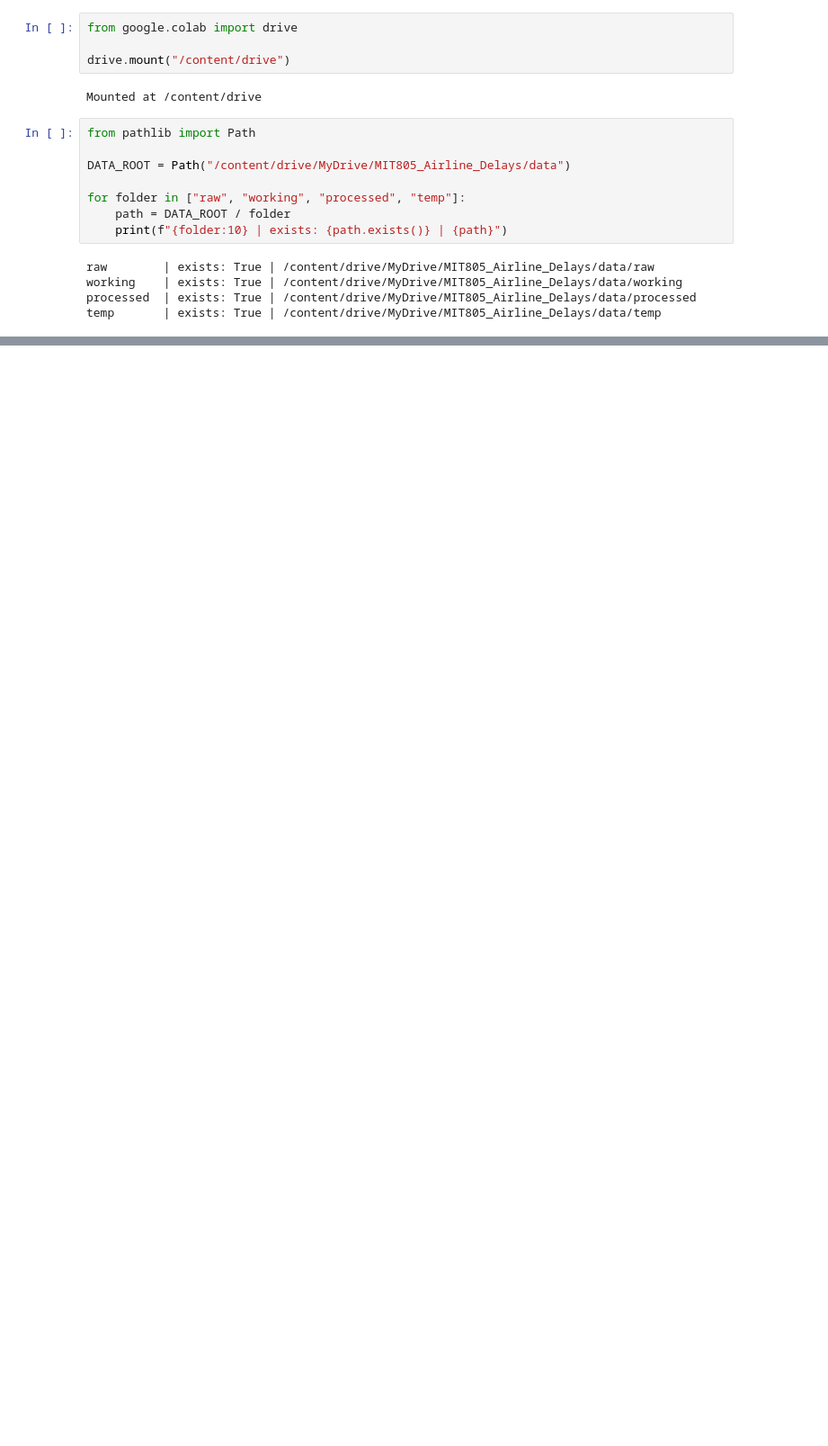
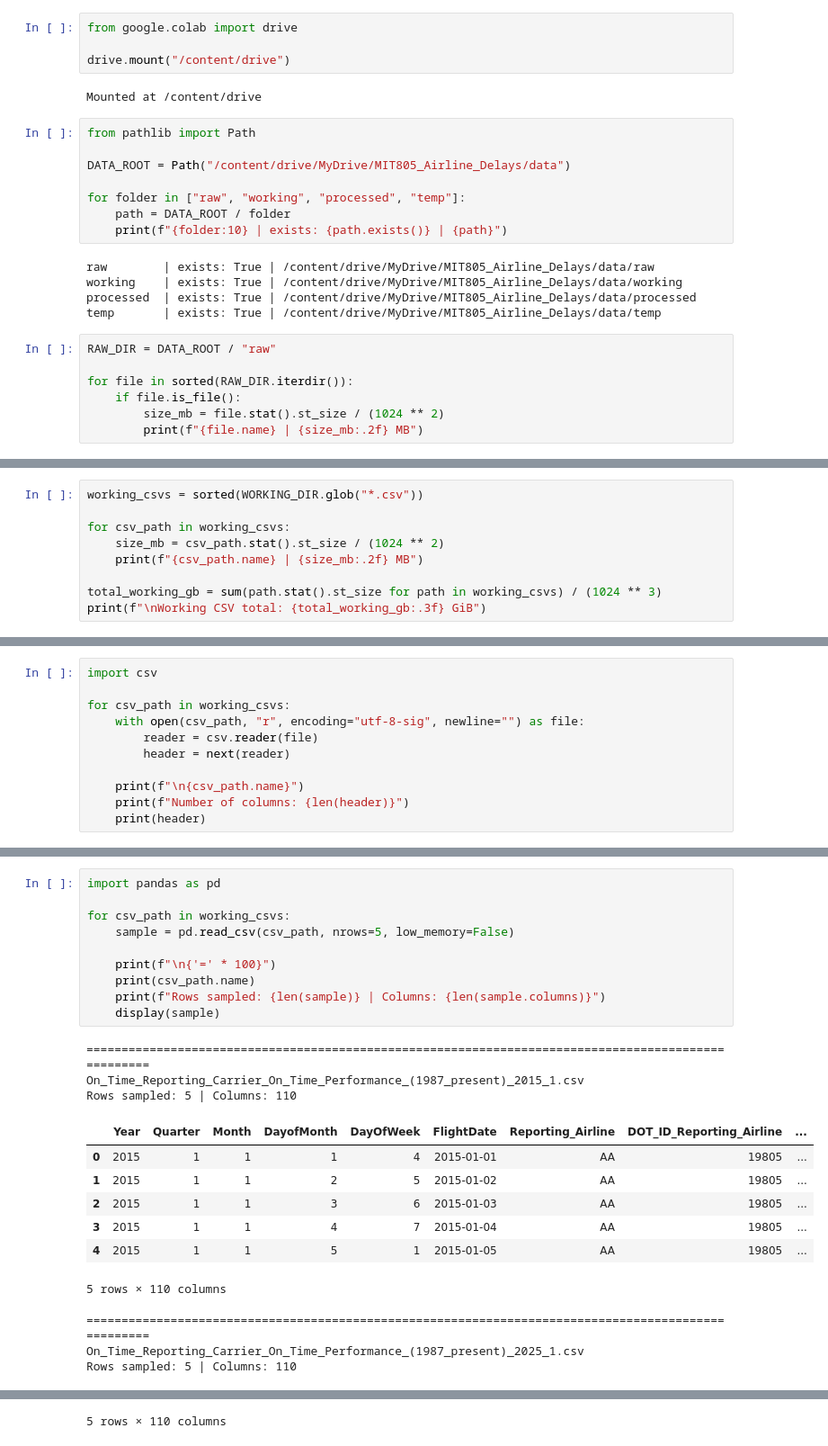
Before and after one commit to Pumlisa97/mit805-airline-delays-pyspark, a Jupyter notebook: notebooks/01_data_acquisition_and_profile.ipynb, the cells around one changed output, grey strips where cells are left out. Shown at 90% size. Cells and saved outputs as stored; diff of their text form; blank space fills up the shorter version.

```diff
--- a/notebooks/01_data_acquisition_and_profile.ipynb
+++ b/notebooks/01_data_acquisition_and_profile.ipynb
@@ -19,3 +19,10 @@ raw        | exists: True | /content/drive/MyDrive/MIT805_Airline_Delays/data/ra
 working    | exists: True | /content/drive/MyDrive/MIT805_Airline_Delays/data/working
 processed  | exists: True | /content/drive/MyDrive/MIT805_Airline_Delays/data/processed
 temp       | exists: True | /content/drive/MyDrive/MIT805_Airline_Delays/data/temp
+# %%
+RAW_DIR = DATA_ROOT / "raw"
+
+for file in sorted(RAW_DIR.iterdir()):
+    if file.is_file():
+        size_mb = file.stat().st_size / (1024 ** 2)
+        print(f"{file.name} | {size_mb:.2f} MB")
@@ -21,0 +79,9 @@ temp       | exists: True | /content/drive/MyDrive/MIT805_Airline_Delays/data/te
+# %%
+working_csvs = sorted(WORKING_DIR.glob("*.csv"))
+
+for csv_path in working_csvs:
+    size_mb = csv_path.stat().st_size / (1024 ** 2)
+    print(f"{csv_path.name} | {size_mb:.2f} MB")
+
+total_working_gb = sum(path.stat().st_size for path in working_csvs) / (1024 ** 3)
+print(f"\nWorking CSV total: {total_working_gb:.3f} GiB")
@@ -21,0 +93,11 @@ temp       | exists: True | /content/drive/MyDrive/MIT805_Airline_Delays/data/te
+# %%
+import csv
+
+for csv_path in working_csvs:
+    with open(csv_path, "r", encoding="utf-8-sig", newline="") as file:
+        reader = csv.reader(file)
+        header = next(reader)
+
+    print(f"\n{csv_path.name}")
+    print(f"Number of columns: {len(header)}")
+    print(header)
@@ -21,0 +112,24 @@ temp       | exists: True | /content/drive/MyDrive/MIT805_Airline_Delays/data/te
+# %%
+import pandas as pd
+
+for csv_path in working_csvs:
+    sample = pd.read_csv(csv_path, nrows=5, low_memory=False)
+
+    print(f"\n{'=' * 100}")
+    print(csv_path.name)
+    print(f"Rows sampled: {len(sample)} | Columns: {len(sample.columns)}")
+    display(sample)
+# %% [output]
+====================================================================================================
+On_Time_Reporting_Carrier_On_Time_Performance_(1987_present)_2015_1.csv
+Rows sampled: 5 | Columns: 110
+|  | Year | Quarter | Month | DayofMonth | DayOfWeek | FlightDate | Reporting_Airline | DOT_ID_Reporting_Airline | ... |
+| 0 | 2015 | 1 | 1 | 1 | 4 | 2015-01-01 | AA | 19805 | ... |
+| 1 | 2015 | 1 | 1 | 2 | 5 | 2015-01-02 | AA | 19805 | ... |
+| 2 | 2015 | 1 | 1 | 3 | 6 | 2015-01-03 | AA | 19805 | ... |
+| 3 | 2015 | 1 | 1 | 4 | 7 | 2015-01-04 | AA | 19805 | ... |
+| 4 | 2015 | 1 | 1 | 5 | 1 | 2015-01-05 | AA | 19805 | ... |
+5 rows × 110 columns
+====================================================================================================
+On_Time_Reporting_Carrier_On_Time_Performance_(1987_present)_2025_1.csv
+Rows sampled: 5 | Columns: 110
@@ -21,0 +142 @@ temp       | exists: True | /content/drive/MyDrive/MIT805_Airline_Delays/data/te
+5 rows × 110 columns
```
Also changed, not shown: parts of 21 cells of this notebook.
